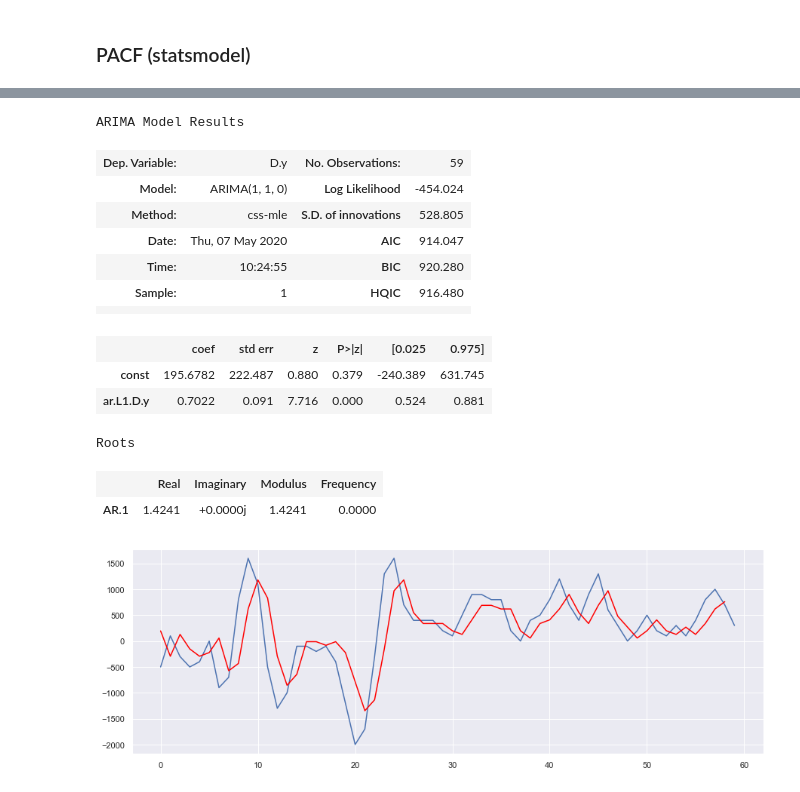
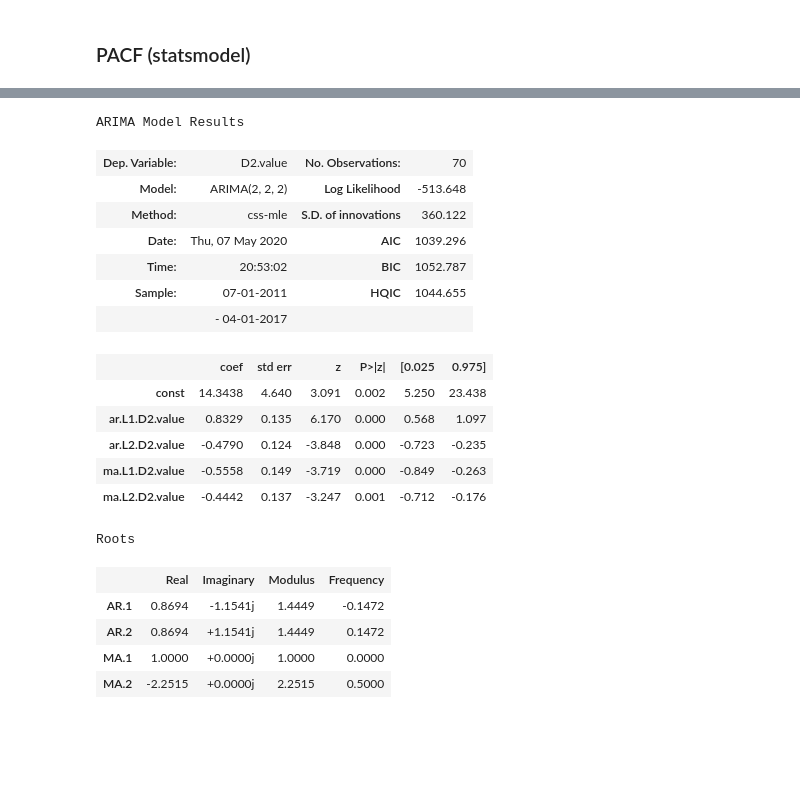
Before and after one commit to Joe-Bit-lab/mod4, a Jupyter notebook: Step4_Reckoning/Step4c_Liberty_IN_47353.ipynb, the cells around one changed output, grey strips where cells are left out. Drawn from its saved outputs; the diff is of its cells as text; code cells hidden in the pictures; blank space fills up the shorter version.

```diff
--- a/Step4_Reckoning/Step4c_Liberty_IN_47353.ipynb
+++ b/Step4_Reckoning/Step4c_Liberty_IN_47353.ipynb
@@ -144,29 +144,31 @@ test = train_val_test[2]
 train = train.loc[train.zip == zipcode]
 val = val.loc[val.zip == zipcode]
 test = test.loc[test.zip == zipcode]
+# %%
+train = pd.concat([train, val])
 # %%
-model = ARIMA(np.asarray(train.value), order=(1,1,0))
+model = ARIMA(train.value, order=(2,2,2))
 model_fit = model.fit(disp=0)
 model_fit.summary()
 # %% [output]
 ARIMA Model Results
-| Dep. Variable: | D.y | No. Observations: | 59 |
-| Model: | ARIMA(1, 1, 0) | Log Likelihood | -454.024 |
-| Method: | css-mle | S.D. of innovations | 528.805 |
-| Date: | Thu, 07 May 2020 | AIC | 914.047 |
-| Time: | 10:24:55 | BIC | 920.280 |
-| Sample: | 1 | HQIC | 916.480 |
-|  |  |  |  |
+| Dep. Variable: | D2.value | No. Observations: | 70 |
+| Model: | ARIMA(2, 2, 2) | Log Likelihood | -513.648 |
+| Method: | css-mle | S.D. of innovations | 360.122 |
+| Date: | Thu, 07 May 2020 | AIC | 1039.296 |
+| Time: | 20:53:02 | BIC | 1052.787 |
+| Sample: | 07-01-2011 | HQIC | 1044.655 |
+|  | - 04-01-2017 |  |  |
 |  | coef | std err | z | P>|z| | [0.025 | 0.975] |
-| const | 195.6782 | 222.487 | 0.880 | 0.379 | -240.389 | 631.745 |
-| ar.L1.D.y | 0.7022 | 0.091 | 7.716 | 0.000 | 0.524 | 0.881 |
+| const | 14.3438 | 4.640 | 3.091 | 0.002 | 5.250 | 23.438 |
+| ar.L1.D2.value | 0.8329 | 0.135 | 6.170 | 0.000 | 0.568 | 1.097 |
+| ar.L2.D2.value | -0.4790 | 0.124 | -3.848 | 0.000 | -0.723 | -0.235 |
+| ma.L1.D2.value | -0.5558 | 0.149 | -3.719 | 0.000 | -0.849 | -0.263 |
+| ma.L2.D2.value | -0.4442 | 0.137 | -3.247 | 0.001 | -0.712 | -0.176 |
 Roots
 |  | Real | Imaginary | Modulus | Frequency |
-| AR.1 | 1.4241 | +0.0000j | 1.4241 | 0.0000 |
+| AR.1 | 0.8694 | -1.1541j | 1.4449 | -0.1472 |
+| AR.2 | 0.8694 | +1.1541j | 1.4449 | 0.1472 |
+| MA.1 | 1.0000 | +0.0000j | 1.0000 | 0.0000 |
+| MA.2 | -2.2515 | +0.0000j | 2.2515 | 0.5000 |
-# %%
-plt.plot(np.array(diff_df['diff'])[0:60])
-plt.plot(model_fit.fittedvalues, color='red')
-plt.show()
-# %% [output]
-[figure, removed]
 # %%
```
Also changed, not shown: parts of 18 cells of this notebook, 2 other files.
